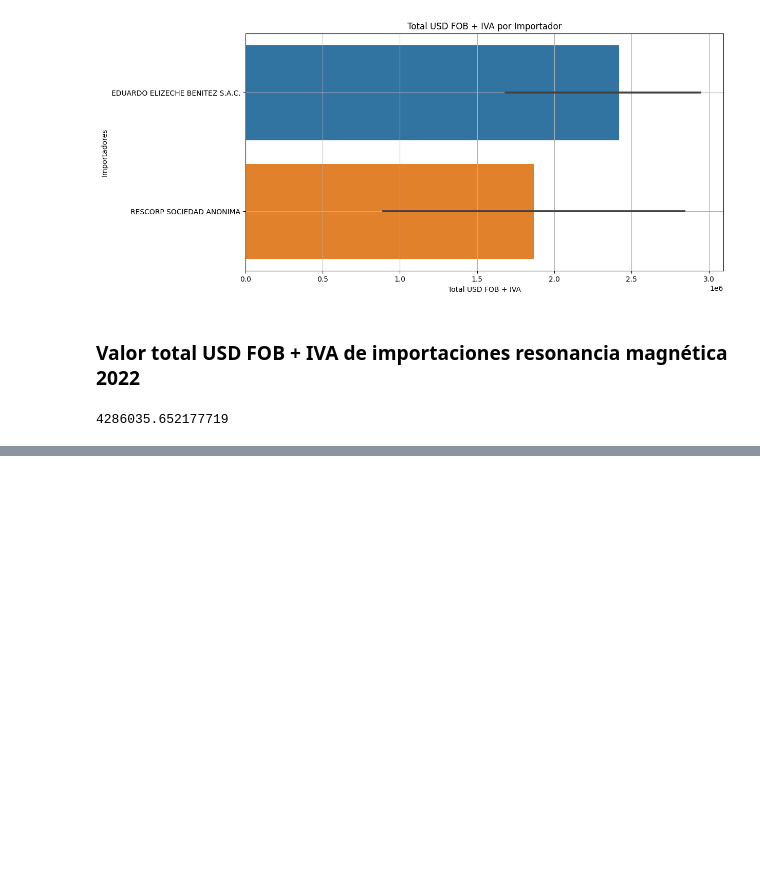
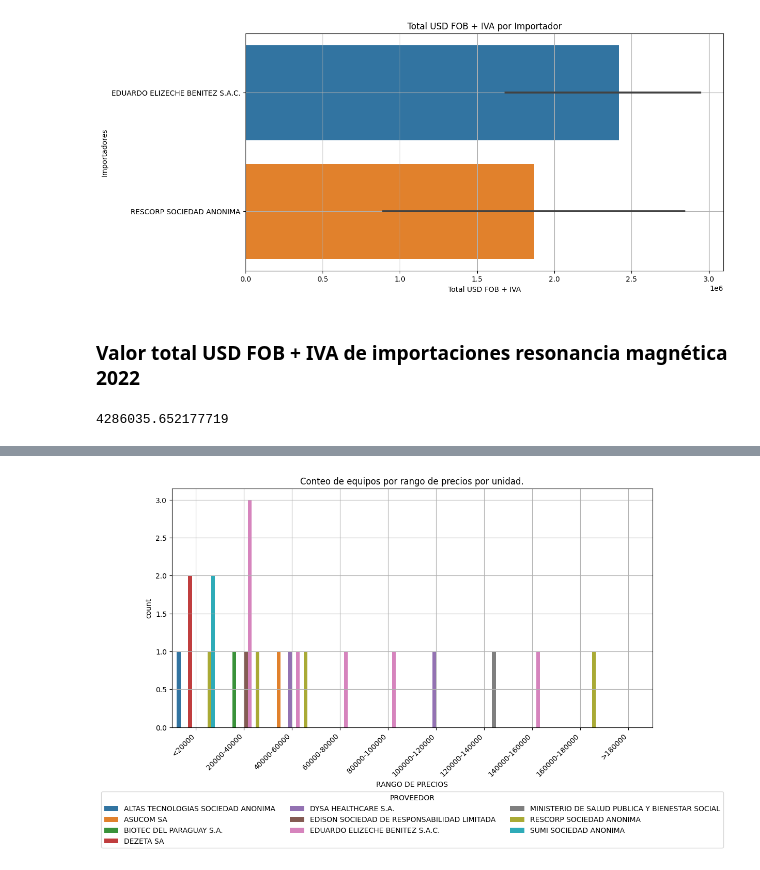
Before and after one commit to christian180492/An-lisis-Importaciones, a Jupyter notebook: Estudio_Importaciones_2022.ipynb, the cells around one changed output, grey strips where cells are left out. Cells and saved outputs as stored; diff of their text form; code cells hidden in the pictures; blank space fills up the shorter version.

Commit message:
Trabajo Finalizado.

```diff
--- a/Estudio_Importaciones_2022.ipynb
+++ b/Estudio_Importaciones_2022.ipynb
@@ -929,0 +971,7 @@ print(sum_rmi)
+# %%
+data_RX = data_RX.drop(data_RX[data_RX['KGS BRUTO'] < 300].index)
+# %%
+categorias = ['IMPORTADOR', 'PROVEEDOR', 'RUBRO', 'ADUANA', 'PAIS ORIGEN', 'PAIS PROCEDENCIA', 'CANAL']
+
+for cat in categorias:
+    data_RX[cat] = data_RX[cat].astype('category')
@@ -929,0 +988,6 @@ print(sum_rmi)
+# %%
+# Definir los límites de los rangos de precios
+rango_precios = np.linspace(0, 180000, 10)
+rango_precios = rango_precios.tolist()
+rango_precios.append(float('inf'))
+rango_precios
@@ -929,0 +1006,10 @@ print(sum_rmi)
+# %%
+# Asignar etiquetas a los rangos de precios
+etiquetas_rangos = ['<20000', '20000-40000', '40000-60000', '60000-80000', '80000-100000', '100000-120000', '120000-140000', '140000-160000', '160000-180000', '>180000']  # Etiquetas de los rangos de precios.
+
+# Crear la nueva columna categórica basada en los rangos de precios
+data_RX['RANGO DE PRECIOS'] = pd.cut(data_RX['VALOR FINAL POR CANTIDAD'], bins=rango_precios, labels=etiquetas_rangos, right=False)
+
+data_RX.reset_index
+
+data_RX['RANGO DE PRECIOS'].head()
@@ -929,0 +1024,11 @@ print(sum_rmi)
+# %%
+plt.figure(figsize=(12,6))
+ax = sns.countplot(data=data_RX, x='RANGO DE PRECIOS', hue='IMPORTADOR')
+plt.title('Conteo de equipos por rango de precios por unidad.')
+plt.xticks(rotation=45, ha='right')
+# Mover las leyendas debajo del gráfico, centradas y en múltiples columnas
+ax.legend(title='PROVEEDOR', loc='lower center', ncol=3, bbox_to_anchor=(0.5, -0.52))
+plt.grid(True)
+plt.show()
+# %% [output]
+[figure, added]
```
Also changed, not shown: parts of 12 cells of this notebook.
